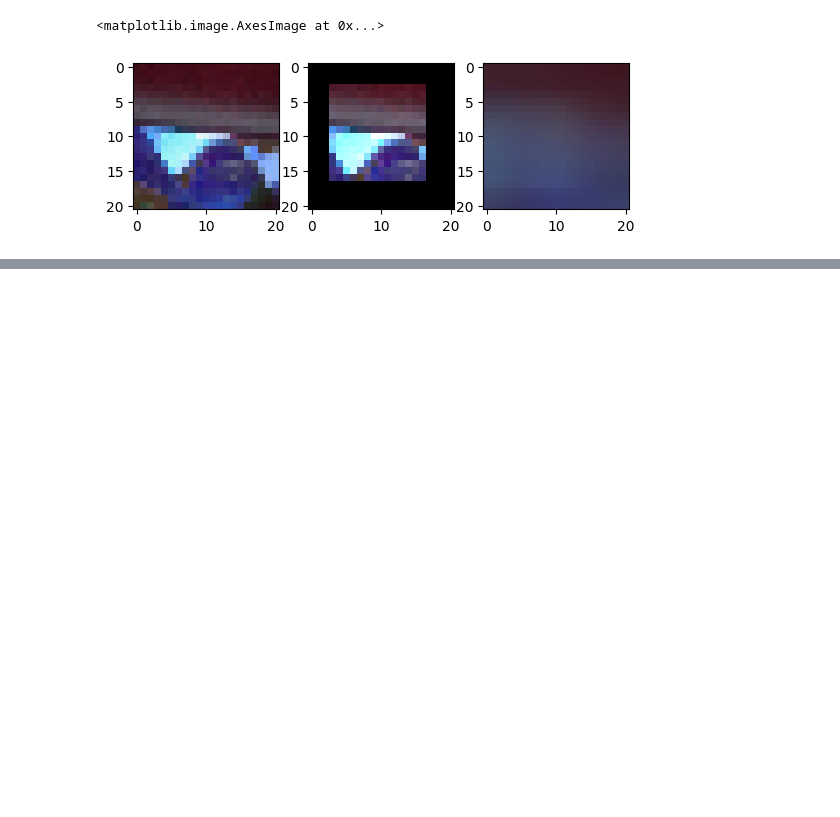
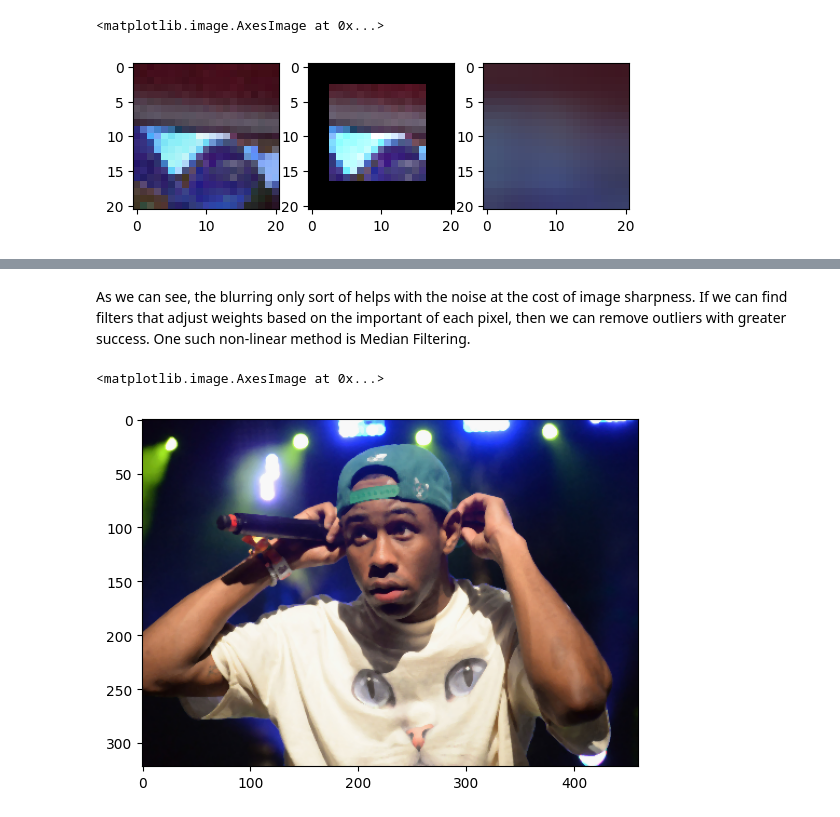
Before and after one commit to aarush-umap/3Dvision, a Jupyter notebook: image_processing.ipynb, the cells around one changed output, grey strips where cells are left out. Drawn from its saved outputs; the diff is of its cells as text; code cells hidden in the pictures; blank space fills up the shorter version.

```diff
--- a/image_processing.ipynb
+++ b/image_processing.ipynb
@@ -248,0 +345,8 @@ Clipping input data to the valid range for imshow with RGB data ([0..1] for floa
+# %% [markdown]
+As we can see, the blurring only sort of helps with the noise at the cost of image sharpness. If we can find filters that adjust weights based on the important of each pixel, then we can remove outliers with greater success. One such non-linear method is Median Filtering.
+# %%
+median_tyler = cv2.medianBlur(tyler, ksize=3)
+plt.imshow(cv2.cvtColor(median_tyler, cv2.COLOR_BGR2RGB))
+# %% [output]
+<matplotlib.image.AxesImage at 0x...>
+[figure, added]
```
Also changed, not shown: parts of 7 cells of this notebook.
